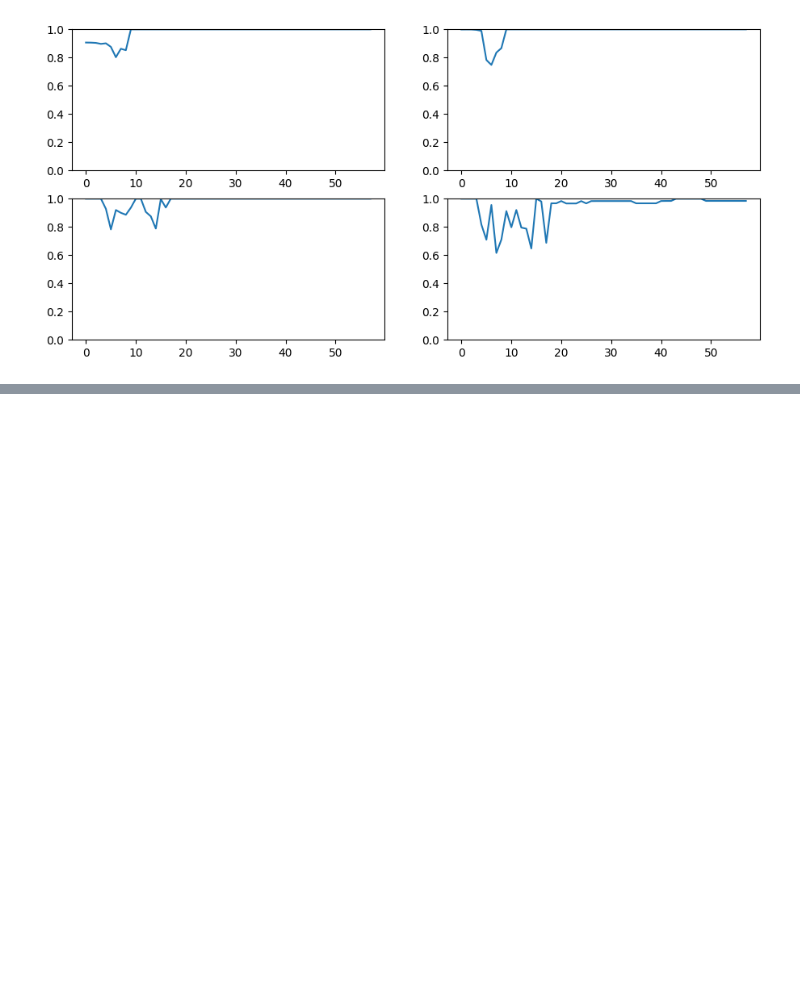
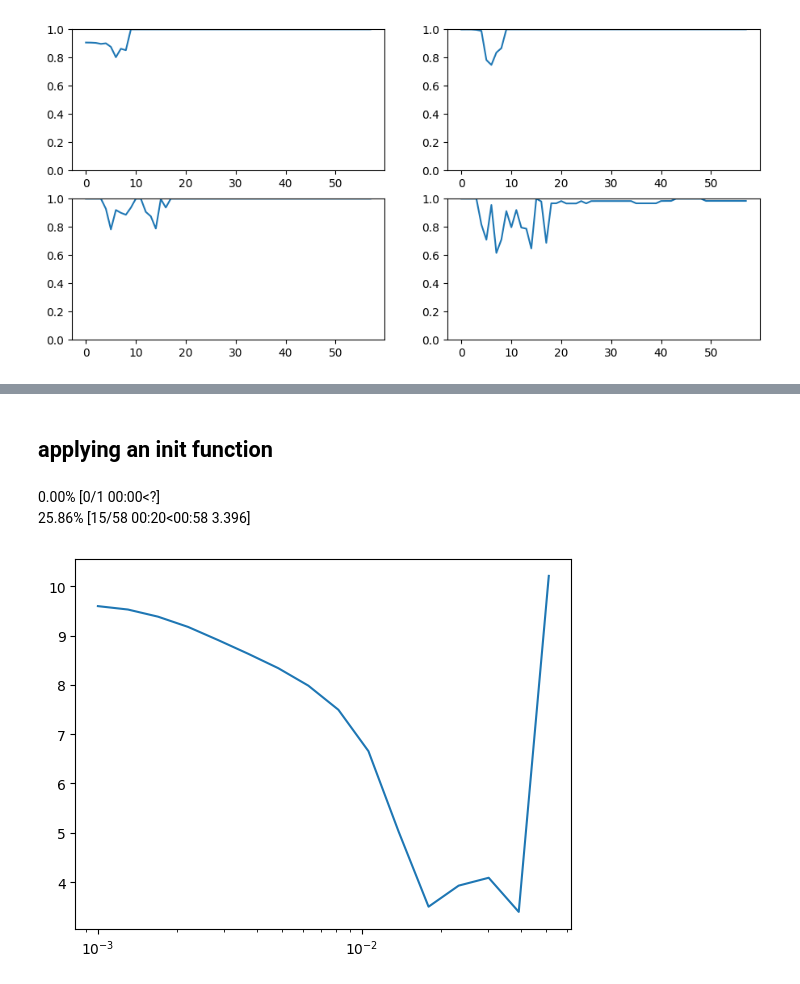
Before and after one commit to SadEnjoyer/diffusion, a Jupyter notebook: notebooks/initialization.ipynb, the cells around one changed output, grey strips where cells are left out. Cells and saved outputs as stored; diff of their text form; code cells hidden in the pictures; blank space fills up the shorter version.

```diff
--- a/notebooks/initialization.ipynb
+++ b/notebooks/initialization.ipynb
@@ -126,0 +302,3 @@ astats.dead_chart()
+# %%
+model = get_model()
+model.apply(lambda m: print(type(m).__name__));
@@ -126,0 +321,2 @@ astats.dead_chart()
+# %% [markdown]
+## applying an init function
@@ -126,0 +328,8 @@ astats.dead_chart()
+# %%
+lrf_cbs = [DeviceCB(), ProgressCB(), LRFinderCB()]
+learn = MomentumLearner(model, dls, F.cross_entropy, lr=1e-3, cbs=lrf_cbs)
+learn.fit(1)
+# %% [output]
+0.00% [0/1 00:00<?]
+25.86% [15/58 00:20<00:58 3.396]
+[figure, added]
```
Also changed, not shown: parts of 46 cells of this notebook, 1 other file.
